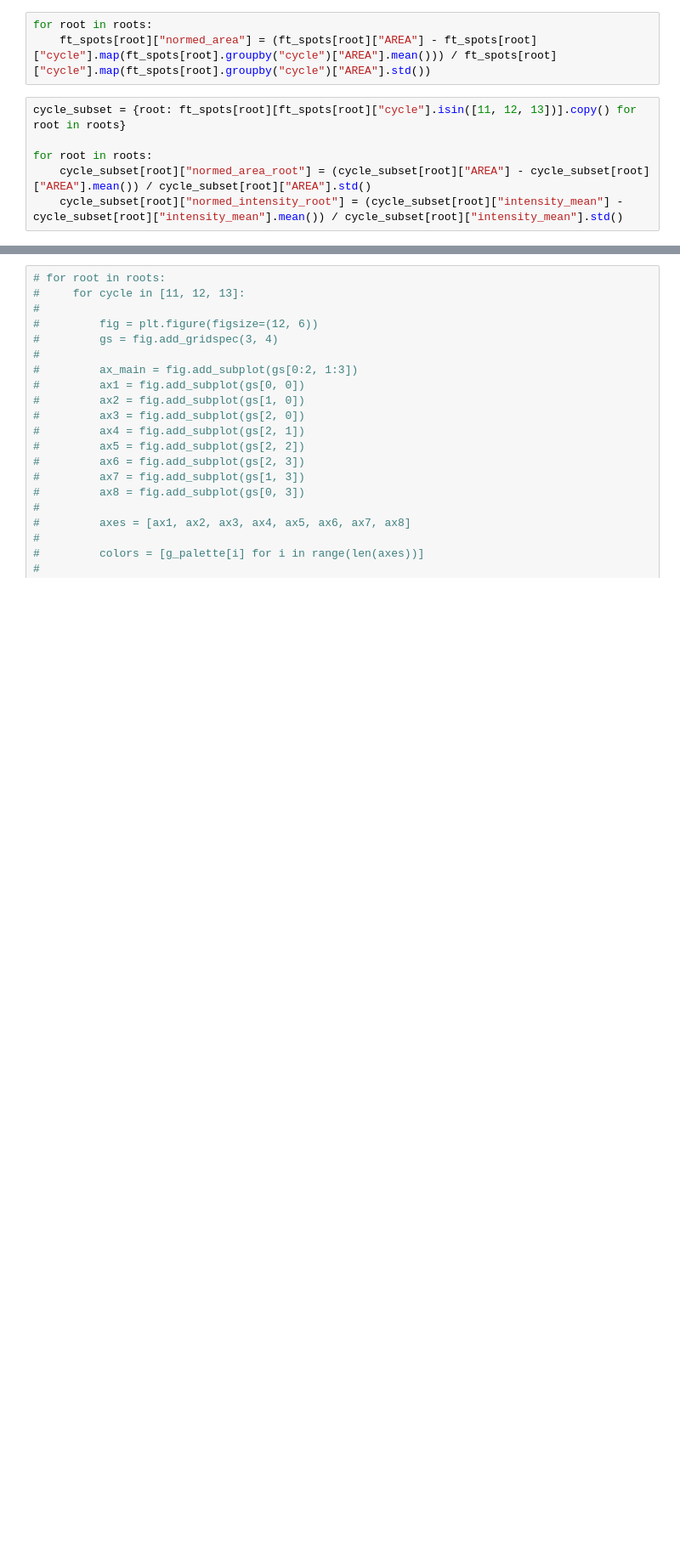
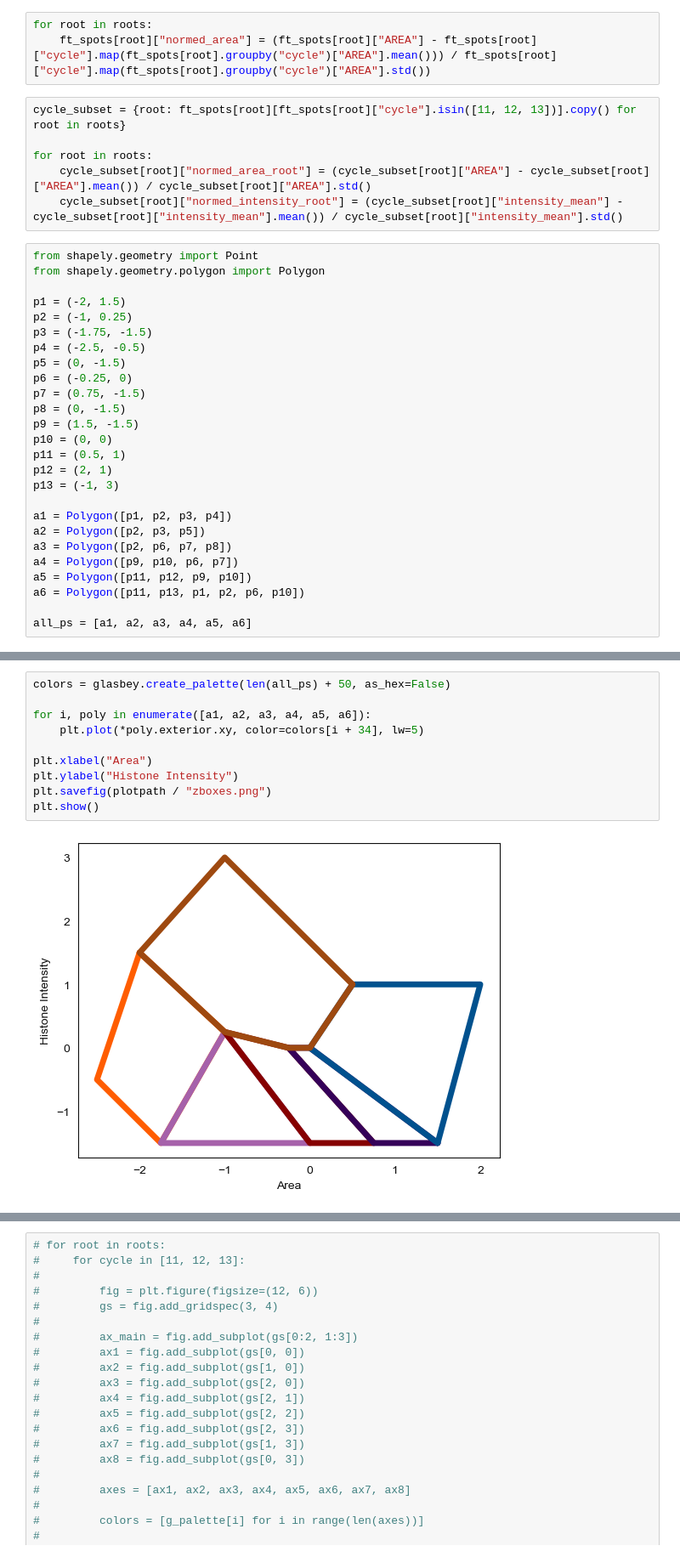
Before and after one commit to Harrison-Oatman/NucleiTracking, a Jupyter notebook: notebooks/cc_progression.ipynb, the cells around one changed output, grey strips where cells are left out. Shown at 85% size. Drawn from its saved outputs; the diff is of its cells as text; blank space fills up the shorter version.

```diff
--- a/notebooks/cc_progression.ipynb
+++ b/notebooks/cc_progression.ipynb
@@ -376,3 +376,29 @@ cycle_subset = {root: ft_spots[root][ft_spots[root]["cycle"].isin([11, 12, 13])]
 for root in roots:
     cycle_subset[root]["normed_area_root"] = (cycle_subset[root]["AREA"] - cycle_subset[root]["AREA"].mean()) / cycle_subset[root]["AREA"].std()
     cycle_subset[root]["normed_intensity_root"] = (cycle_subset[root]["intensity_mean"] - cycle_subset[root]["intensity_mean"].mean()) / cycle_subset[root]["intensity_mean"].std()
+# %%
+from shapely.geometry import Point
+from shapely.geometry.polygon import Polygon
+
+p1 = (-2, 1.5)
+p2 = (-1, 0.25)
+p3 = (-1.75, -1.5)
+p4 = (-2.5, -0.5)
+p5 = (0, -1.5)
+p6 = (-0.25, 0)
+p7 = (0.75, -1.5)
+p8 = (0, -1.5)
+p9 = (1.5, -1.5)
+p10 = (0, 0)
+p11 = (0.5, 1)
+p12 = (2, 1)
+p13 = (-1, 3)
+
+a1 = Polygon([p1, p2, p3, p4])
+a2 = Polygon([p2, p3, p5])
+a3 = Polygon([p2, p6, p7, p8])
+a4 = Polygon([p9, p10, p6, p7])
+a5 = Polygon([p11, p12, p9, p10])
+a6 = Polygon([p11, p13, p1, p2, p6, p10])
+
+all_ps = [a1, a2, a3, a4, a5, a6]
@@ -378,0 +466,12 @@ for root in roots:
+# %%
+colors = glasbey.create_palette(len(all_ps) + 50, as_hex=False)
+
+for i, poly in enumerate([a1, a2, a3, a4, a5, a6]):
+    plt.plot(*poly.exterior.xy, color=colors[i + 34], lw=5)
+
+plt.xlabel("Area")
+plt.ylabel("Histone Intensity")
+plt.savefig(plotpath / "zboxes.png")
+plt.show()
+# %% [output]
+[figure, added]
```
Also changed, not shown: parts of 12 cells of this notebook.
